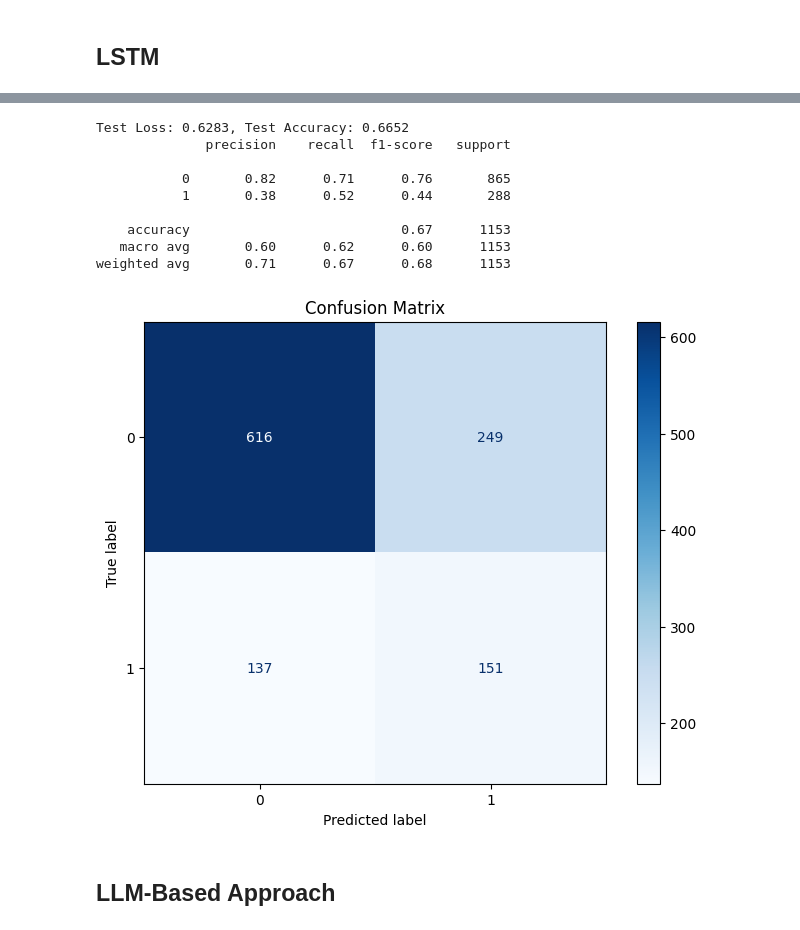
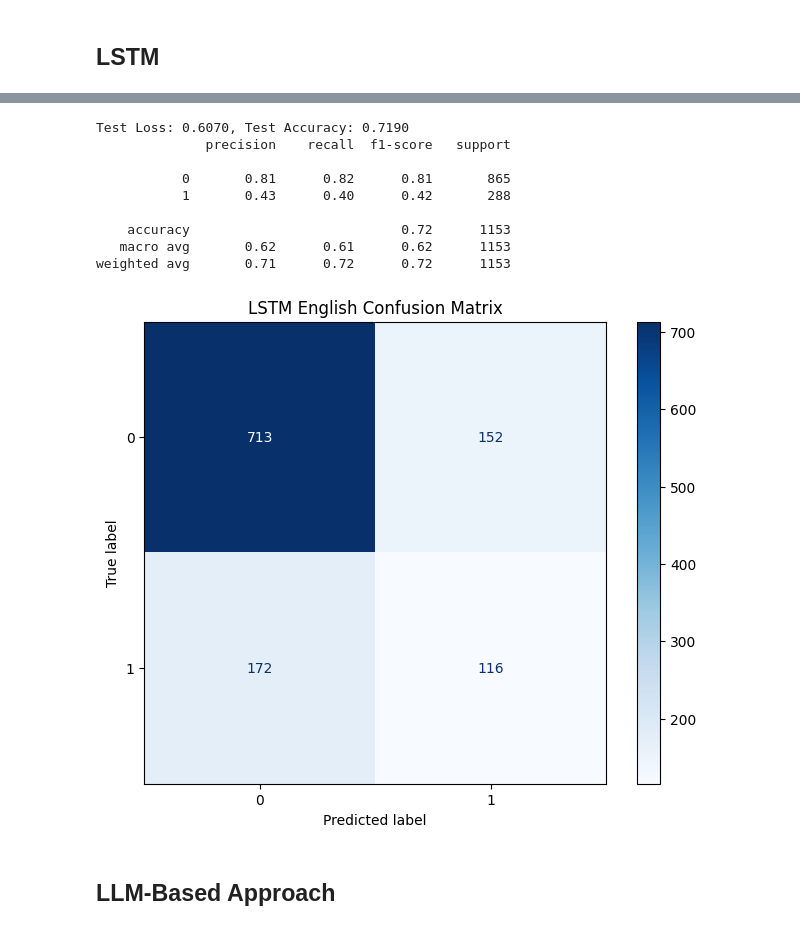
Before and after one commit to SarfrazAhmad307/Project-AI701-G41, a Jupyter notebook: LLMs/English/English.ipynb, the cells around one changed output, grey strips where cells are left out. Cells and saved outputs as stored; diff of their text form; code cells hidden in the pictures.

Commit message:
Updated LLM/English/English.ipynb

```diff
--- a/LLMs/English/English.ipynb
+++ b/LLMs/English/English.ipynb
@@ -424,32 +424,32 @@ Val Loss: 0.7011, Val Accuracy: 0.5961
 # %%
 # Test Evaluation
 test_loss, test_acc, test_preds, test_true = evaluate(model, test_loader, criterion)
 print(f"Test Loss: {test_loss:.4f}, Test Accuracy: {test_acc:.4f}")
 
 # Classification Report
 class_names = [str(cls) for cls in label_encoder.classes_]  # Convert classes to strings
 print(classification_report(test_true, test_preds, target_names=class_names))
 
 # Confusion Matrix
 cm = confusion_matrix(test_true, test_preds)
 
 # Plot the confusion matrix with blue color
 plt.figure(figsize=(8, 6))
 disp = ConfusionMatrixDisplay(confusion_matrix=cm, display_labels=class_names)
 disp.plot(cmap=plt.cm.Blues, ax=plt.gca())
-plt.title("Confusion Matrix")
+plt.title("LSTM English Confusion Matrix")
 plt.show()
 # %% [output]
-Test Loss: 0.6283, Test Accuracy: 0.6652
+Test Loss: 0.6070, Test Accuracy: 0.7190
               precision    recall  f1-score   support
 
-           0       0.82      0.71      0.76       865
-           1       0.38      0.52      0.44       288
+           0       0.81      0.82      0.81       865
+           1       0.43      0.40      0.42       288
 
-    accuracy                           0.67      1153
-   macro avg       0.60      0.62      0.60      1153
-weighted avg       0.71      0.67      0.68      1153
+    accuracy                           0.72      1153
+   macro avg       0.62      0.61      0.62      1153
+weighted avg       0.71      0.72      0.72      1153
-[figure, old version]
+[figure, new version]
 # %% [markdown]
 ## LLM-Based Approach
 # %% [markdown]
```
Also changed, not shown: parts of 6 cells of this notebook, 1 other file.
